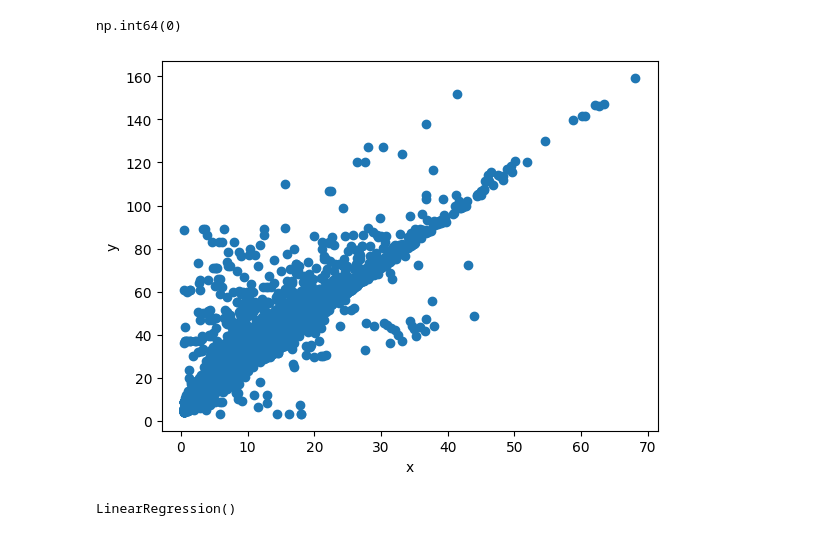
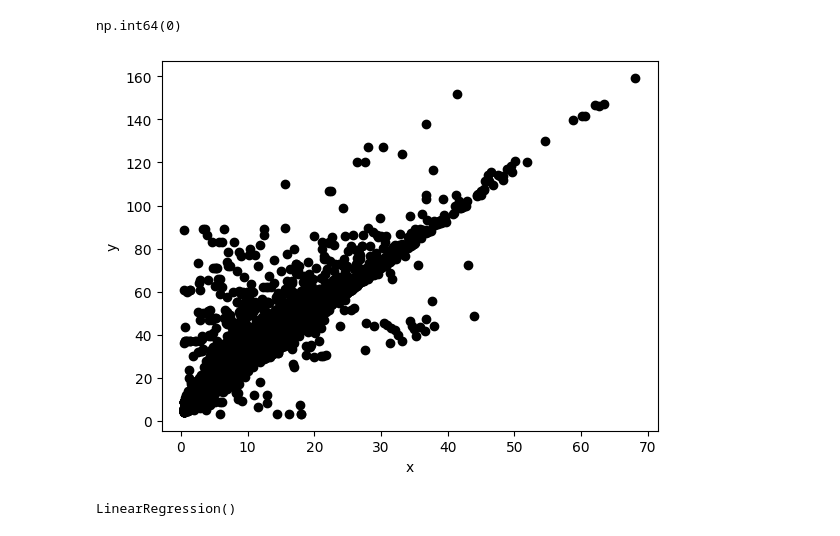
Before and after one commit to di-pal-w/machine-learning, a Jupyter notebook: linear_regression_taxi.ipynb, the cells around one changed output. Cells and saved outputs as stored; diff of their text form; code cells hidden in the pictures.

```diff
--- a/linear_regression_taxi.ipynb
+++ b/linear_regression_taxi.ipynb
@@ -32,12 +32,12 @@ y.isnull().sum()
 np.int64(0)
 # %%
 #visualizing it
-plt.scatter(x["TRIP_MILES"],y) # y depends on x
+plt.scatter(x["TRIP_MILES"],y, color = "black") # y depends on x
 plt.xlabel('x')
 plt.ylabel('y')
 plt.show()
 # %% [output]
-[figure, old version]
+[figure, new version]
 # %%
 from sklearn.model_selection import train_test_split
 x_train, x_test, y_train, y_test = train_test_split(x, y, test_size=0.2, random_state=0)
```
Also changed, not shown: parts of 1 cell of this notebook.
